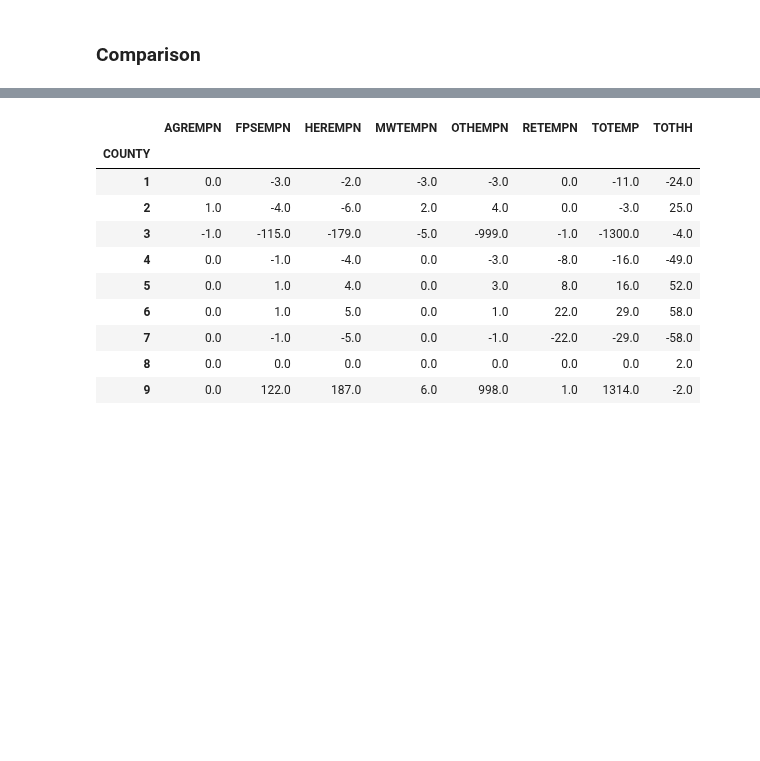
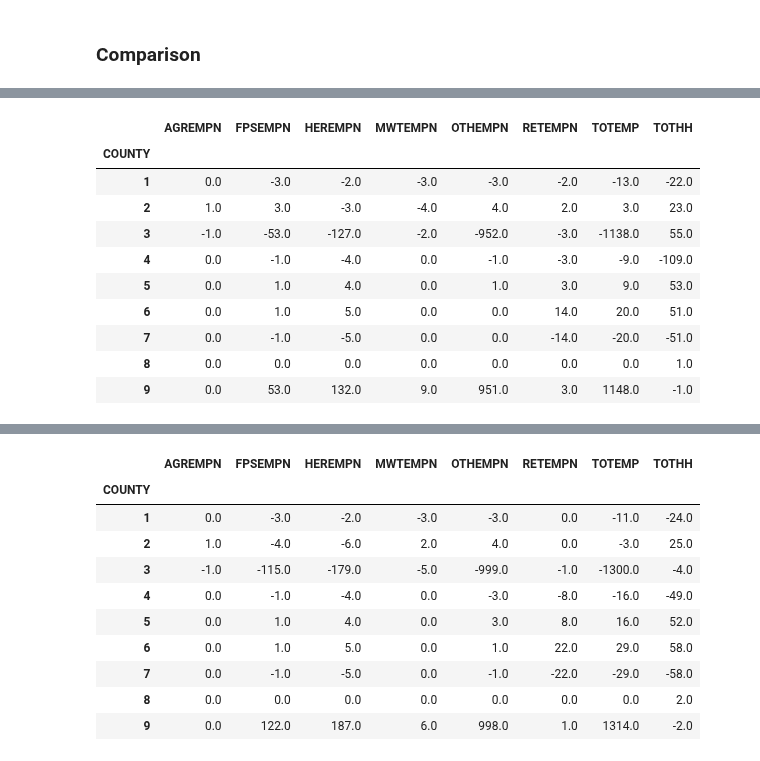
Before and after one commit to BayAreaMetro/petrale, a Jupyter notebook: scripts/Check TAZ vs MAZ data summaries.ipynb, the cells around one changed output, grey strips where cells are left out. Drawn from its saved outputs; the diff is of its cells as text; code cells hidden in the pictures; blank space fills up the shorter version.

```diff
--- a/scripts/Check TAZ vs MAZ data summaries.ipynb
+++ b/scripts/Check TAZ vs MAZ data summaries.ipynb
@@ -70,0 +118,16 @@ def comparison(df1, df2, sumlev=['COUNTY']):
+# %%
+pba_2015_diff_cnty = comparison(
+    pba_mazdata_2015, pba_tazdata_2015, sumlev=['COUNTY'])
+pba_2015_diff_cnty.unstack(1)
+# %% [output]
+|  | AGREMPN | FPSEMPN | HEREMPN | MWTEMPN | OTHEMPN | RETEMPN | TOTEMP | TOTHH |
+| COUNTY |  |  |  |  |  |  |  |  |
+| 1 | 0.0 | -3.0 | -2.0 | -3.0 | -3.0 | -2.0 | -13.0 | -22.0 |
+| 2 | 1.0 | 3.0 | -3.0 | -4.0 | 4.0 | 2.0 | 3.0 | 23.0 |
+| 3 | -1.0 | -53.0 | -127.0 | -2.0 | -952.0 | -3.0 | -1138.0 | 55.0 |
+| 4 | 0.0 | -1.0 | -4.0 | 0.0 | -1.0 | -3.0 | -9.0 | -109.0 |
+| 5 | 0.0 | 1.0 | 4.0 | 0.0 | 1.0 | 3.0 | 9.0 | 53.0 |
+| 6 | 0.0 | 1.0 | 5.0 | 0.0 | 0.0 | 14.0 | 20.0 | 51.0 |
+| 7 | 0.0 | -1.0 | -5.0 | 0.0 | 0.0 | -14.0 | -20.0 | -51.0 |
+| 8 | 0.0 | 0.0 | 0.0 | 0.0 | 0.0 | 0.0 | 0.0 | 1.0 |
+| 9 | 0.0 | 53.0 | 132.0 | 9.0 | 951.0 | 3.0 | 1148.0 | -1.0 |
```
Also changed, not shown: parts of 9 cells of this notebook.
